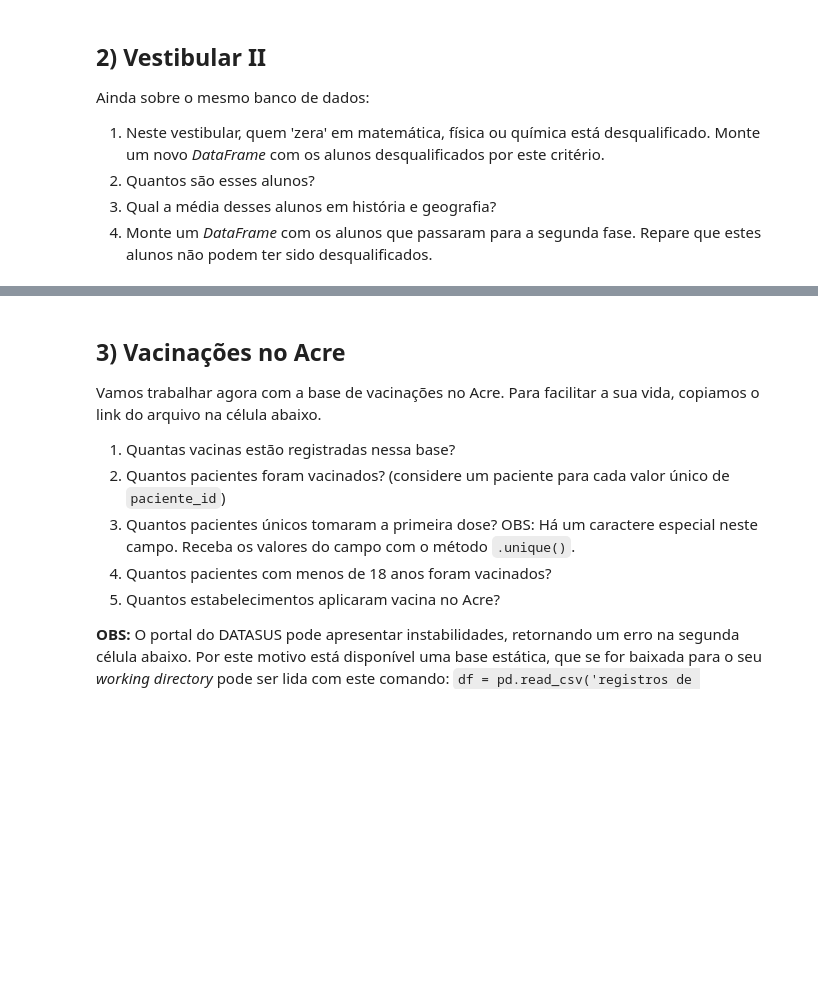
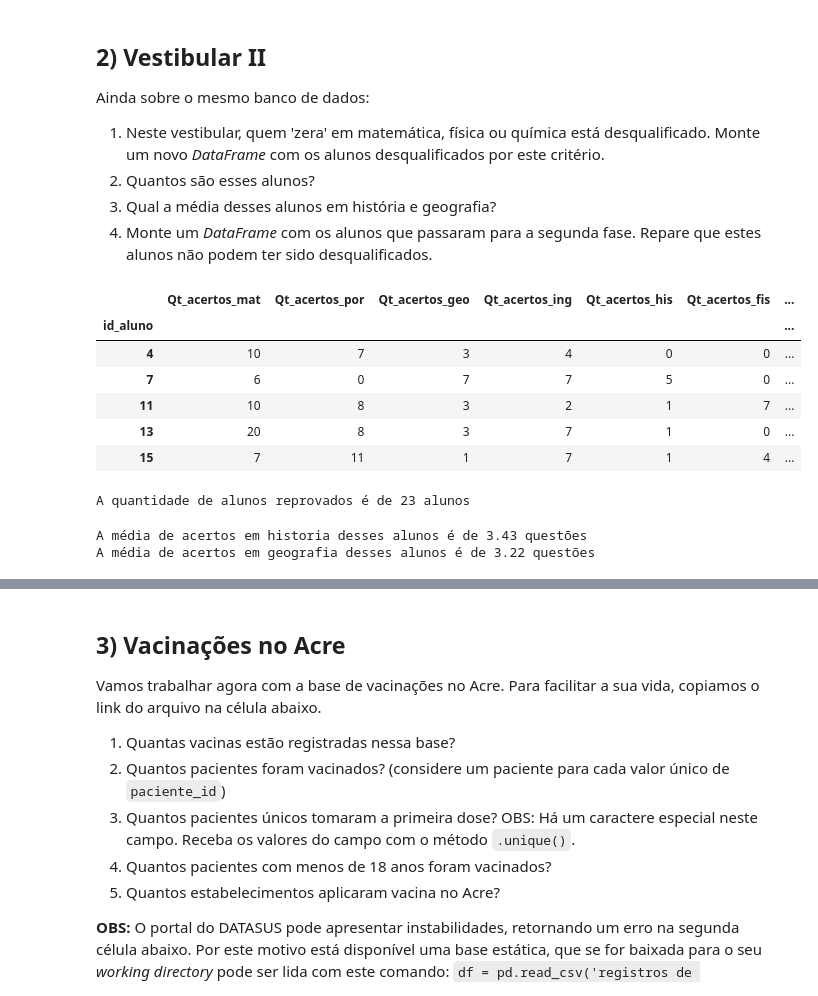
Before and after one commit to 0ace-jk/atividades_ebac, a Jupyter notebook: Mod04_Tarefa_aula_03_a_05_(base)_(1).ipynb, the cells around one changed output, grey strips where cells are left out. Drawn from its saved outputs; the diff is of its cells as text; code cells hidden in the pictures; blank space fills up the shorter version.

```diff
--- a/Mod04_Tarefa_aula_03_a_05_(base)_(1).ipynb
+++ b/Mod04_Tarefa_aula_03_a_05_(base)_(1).ipynb
@@ -41,0 +84,18 @@ df_qui = pd.DataFrame(np.random.randint(12, size=(100, 1)), columns=['Qt_acertos
+# %%
+# neste codigo eu concateno os dataframes das materias para um unico dataframe
+# e ja indexo a coluna id_alunos
+alunos = [df_alunos,
+          df_mat_alunos,
+          df_por_alunos,
+          df_geo_alunos,
+          df_ing_alunos,
+          df_his_alunos,
+          df_fis_alunos,
+          df_qui_alunos]
+df_resultado = pd.concat(alunos, axis=1)
+df_resultado.set_index('id_aluno', inplace = True)
+# %%
+# 2) Seu código aqui
+
+df_resultado['Qt_acertos_total'] = df_resultado.loc[:,'Qt_acertos_mat':].sum(axis=1)
+df_resultado['Qt_acertos_total']
@@ -42,2 +118,5 @@ df_qui = pd.DataFrame(np.random.randint(12, size=(100, 1)), columns=['Qt_acertos
 # %%
-# 1) Seu código aqui
+# 3) Seu código aqui
+
+df_resultado['percentual_acertos'] = df_resultado['Qt_acertos_total'] / 90
+df_resultado['percentual_acertos']
@@ -49,0 +139,5 @@ df_qui = pd.DataFrame(np.random.randint(12, size=(100, 1)), columns=['Qt_acertos
+# %%
+# 4) Seu código aqui
+
+df_resultado['aluno_aprovado'] = df_resultado['percentual_acertos'] > 0.45
+print(f"A quantidade de alunos aprovados foi de {df_resultado['aluno_aprovado'].sum()} alunos")
@@ -60,0 +155,31 @@ Ainda sobre o mesmo banco de dados:
+# %%
+# 1) seu código aqui
+
+df_resultado['aprovado_mat'] = df_resultado['Qt_acertos_mat'] != 0
+df_resultado['aprovado_fis'] = df_resultado['Qt_acertos_fis'] != 0
+df_resultado['aprovado_qui'] = df_resultado['Qt_acertos_qui'] != 0
+df_resultado['aluno_aprovado'] = df_resultado['aprovado_mat'] & df_resultado['aprovado_fis'] & df_resultado['aprovado_qui']
+df_reprovados = df_resultado.loc[df_resultado['aluno_aprovado'] == False]
+df_reprovados.head(5)
+# %% [output]
+|  | Qt_acertos_mat | Qt_acertos_por | Qt_acertos_geo | Qt_acertos_ing | Qt_acertos_his | Qt_acertos_fis | ... |
+| id_aluno |  |  |  |  |  |  | ... |
+| 4 | 10 | 7 | 3 | 4 | 0 | 0 | ... |
+| 7 | 6 | 0 | 7 | 7 | 5 | 0 | ... |
+| 11 | 10 | 8 | 3 | 2 | 1 | 7 | ... |
+| 13 | 20 | 8 | 3 | 7 | 1 | 0 | ... |
+| 15 | 7 | 11 | 1 | 7 | 1 | 4 | ... |
+# %%
+# 2) seu código aqui
+
+print(f'A quantidade de alunos reprovados é de {df_reprovados.shape[0]} alunos')
+# %% [output]
+A quantidade de alunos reprovados é de 23 alunos
+# %%
+# 3) seu código aqui
+
+print(f"A média de acertos em historia desses alunos é de {df_reprovados['Qt_acertos_his'].mean().round(2)} questões")
+print(f"A média de acertos em geografia desses alunos é de {df_reprovados['Qt_acertos_geo'].mean().round(2)} questões")
+# %% [output]
+A média de acertos em historia desses alunos é de 3.43 questões
+A média de acertos em geografia desses alunos é de 3.22 questões
```
Also changed, not shown: parts of 10 cells of this notebook.
